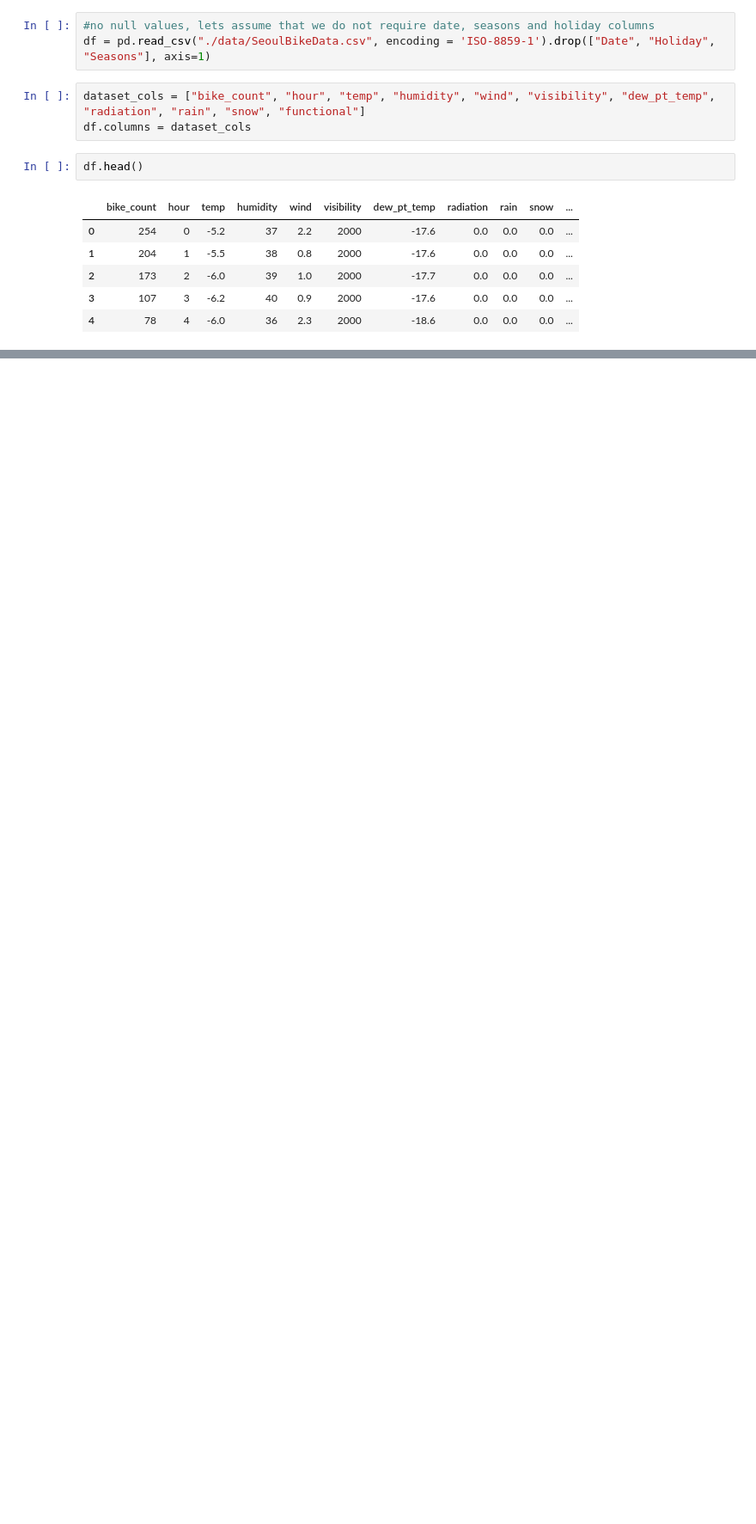
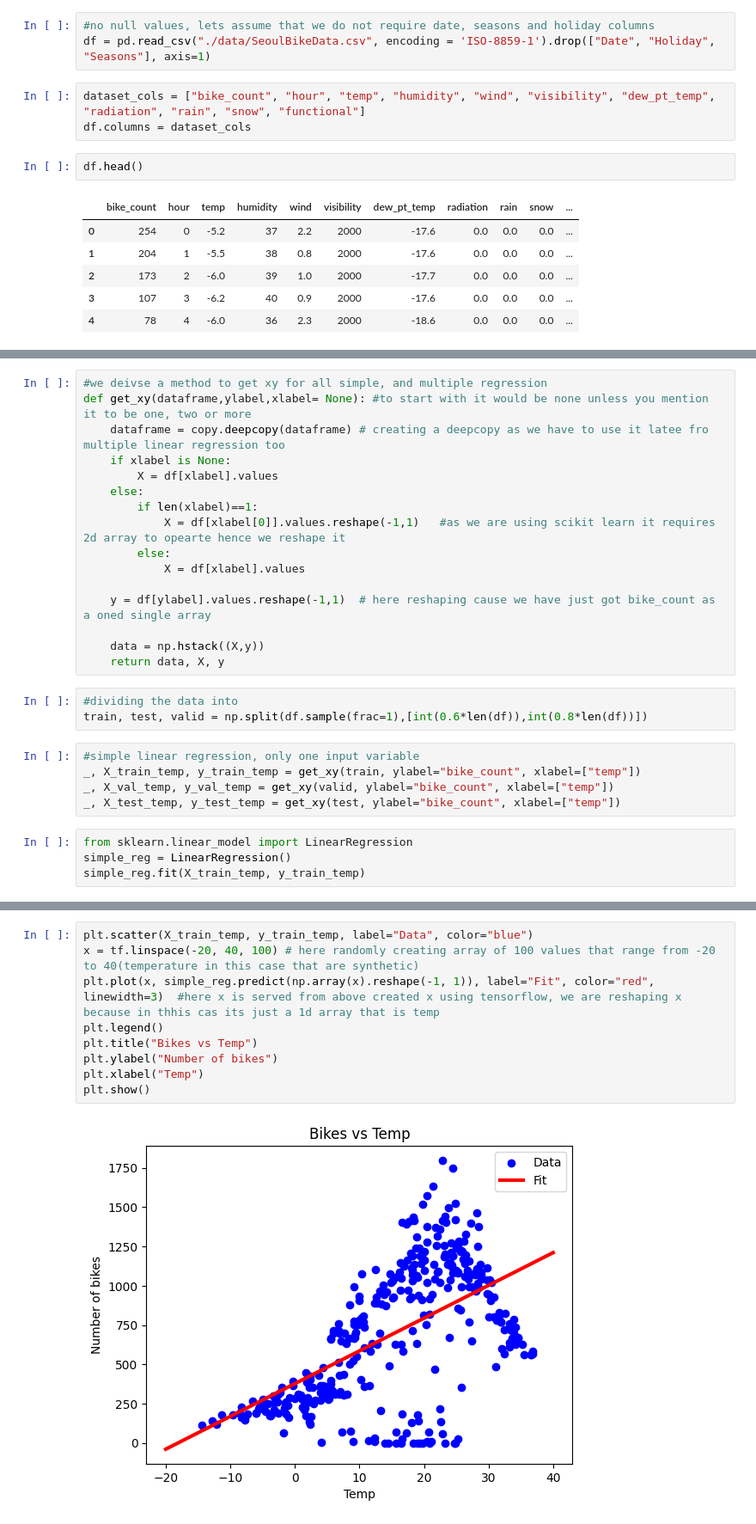
Before and after one commit to aks-ai/Predicting-Bike-Rentals-with-Regression-Neural-Networks, a Jupyter notebook: Bike_rental_demand_prediction.ipynb, the cells around one changed output, grey strips where cells are left out. Shown: that part at 86% size. Saved outputs shown, nothing was run; the diff lists cells and outputs as text; blank space fills up the shorter version.

```diff
--- a/Bike_rental_demand_prediction.ipynb
+++ b/Bike_rental_demand_prediction.ipynb
@@ -72,0 +180,28 @@ df['functional']
+# %%
+#we deivse a method to get xy for all simple, and multiple regression
+def get_xy(dataframe,ylabel,xlabel= None): #to start with it would be none unless you mention it to be one, two or more
+    dataframe = copy.deepcopy(dataframe) # creating a deepcopy as we have to use it latee fro multiple linear regression too
+    if xlabel is None:
+        X = df[xlabel].values
+    else:
+        if len(xlabel)==1:
+            X = df[xlabel[0]].values.reshape(-1,1)   #as we are using scikit learn it requires 2d array to opearte hence we reshape it
+        else:
+            X = df[xlabel].values
+
+    y = df[ylabel].values.reshape(-1,1)  # here reshaping cause we have just got bike_count as a oned single array
+
+    data = np.hstack((X,y))
+    return data, X, y
+# %%
+#dividing the data into
+train, test, valid = np.split(df.sample(frac=1),[int(0.6*len(df)),int(0.8*len(df))])
+# %%
+#simple linear regression, only one input variable
+_, X_train_temp, y_train_temp = get_xy(train, ylabel="bike_count", xlabel=["temp"])
+_, X_val_temp, y_val_temp = get_xy(valid, ylabel="bike_count", xlabel=["temp"])
+_, X_test_temp, y_test_temp = get_xy(test, ylabel="bike_count", xlabel=["temp"])
+# %%
+from sklearn.linear_model import LinearRegression
+simple_reg = LinearRegression()
+simple_reg.fit(X_train_temp, y_train_temp)
@@ -72,0 +214,11 @@ df['functional']
+# %%
+plt.scatter(X_train_temp, y_train_temp, label="Data", color="blue")
+x = tf.linspace(-20, 40, 100) # here randomly creating array of 100 values that range from -20 to 40(temperature in this case that are synthetic)
+plt.plot(x, simple_reg.predict(np.array(x).reshape(-1, 1)), label="Fit", color="red", linewidth=3)  #here x is served from above created x using tensorflow, we are reshaping x because in thhis cas its just a 1d array that is temp
+plt.legend()
+plt.title("Bikes vs Temp")
+plt.ylabel("Number of bikes")
+plt.xlabel("Temp")
+plt.show()
+# %% [output]
+[figure, added]
```
Also changed, not shown: parts of 13 cells of this notebook.
